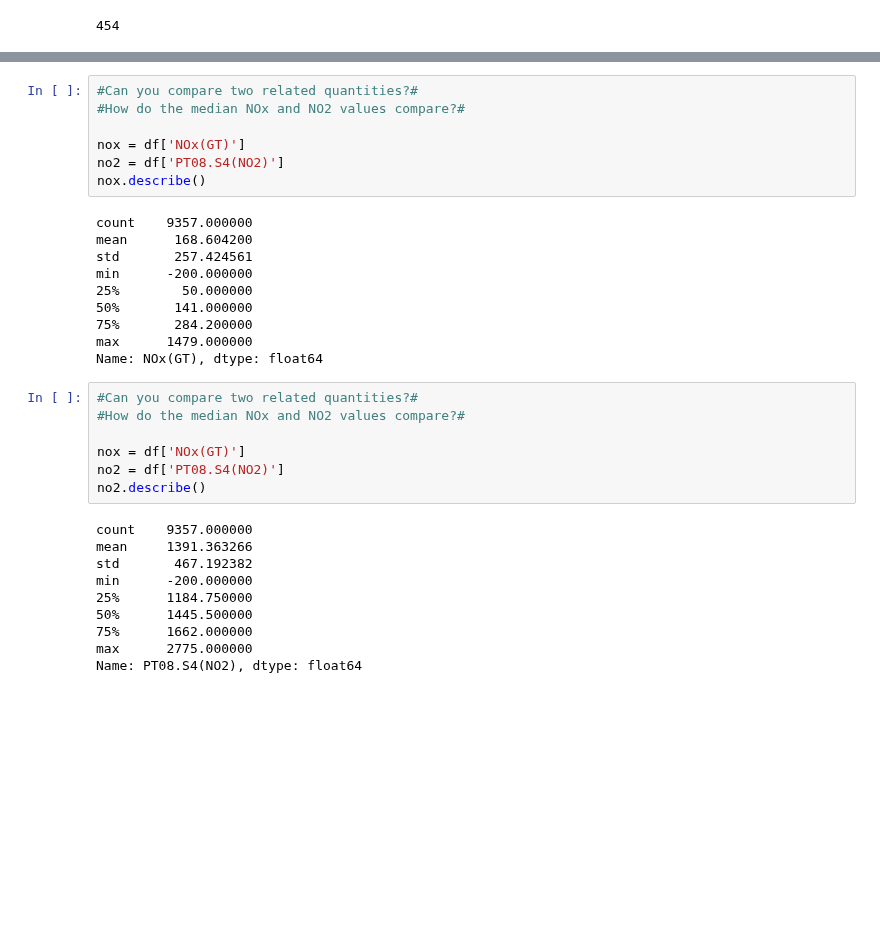
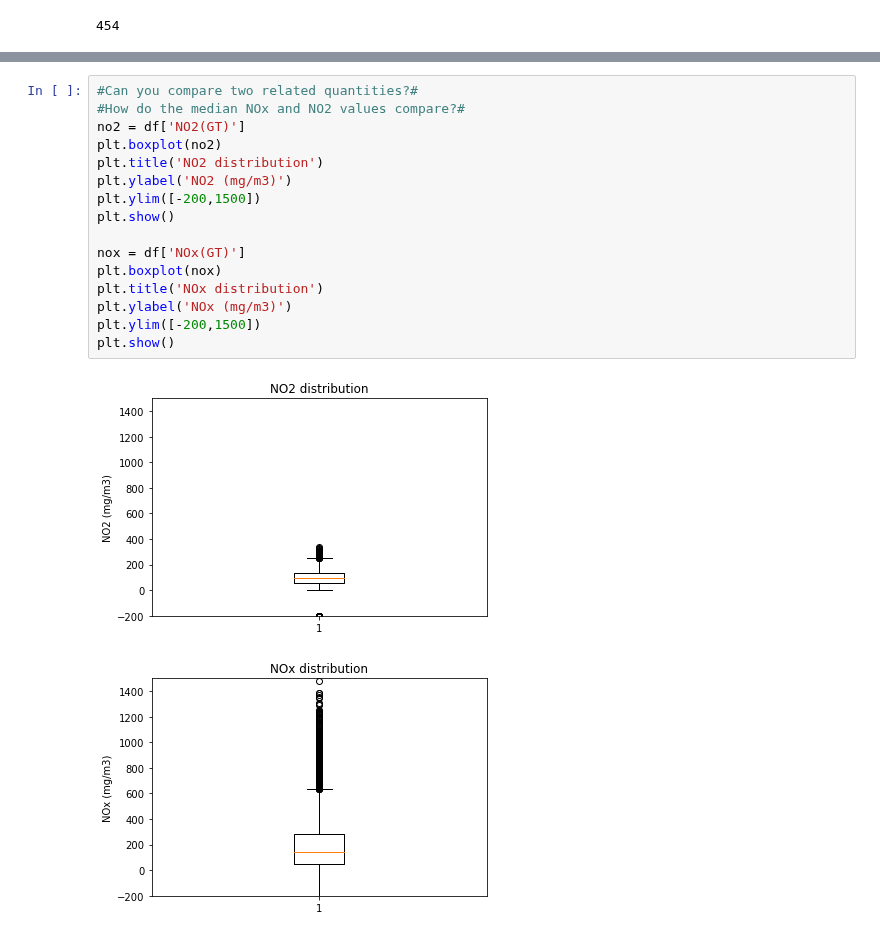
Before and after one commit to MattKNichols/capstone-project, a Jupyter notebook: Data_Story_Air_Quality.ipynb, the cells around one changed output, grey strips where cells are left out. Cells and saved outputs as stored; diff of their text form; blank space fills up the shorter version.

```diff
--- a/Data_Story_Air_Quality.ipynb
+++ b/Data_Story_Air_Quality.ipynb
@@ -43,34 +48,19 @@ plt.show()
 # %%
 #Can you compare two related quantities?#
 #How do the median NOx and NO2 values compare?#
+no2 = df['NO2(GT)']
+plt.boxplot(no2)
+plt.title('NO2 distribution')
+plt.ylabel('NO2 (mg/m3)')
+plt.ylim([-200,1500])
+plt.show()
 
 nox = df['NOx(GT)']
-no2 = df['PT08.S4(NO2)']
-nox.describe()
+plt.boxplot(nox)
+plt.title('NOx distribution')
+plt.ylabel('NOx (mg/m3)')
+plt.ylim([-200,1500])
+plt.show()
 # %% [output]
-count    9357.000000
-mean      168.604200
-std       257.424561
-min      -200.000000
-25%        50.000000
-50%       141.000000
-75%       284.200000
-max      1479.000000
-Name: NOx(GT), dtype: float64
+[figure, added]
+[figure, added]
-# %%
-#Can you compare two related quantities?#
-#How do the median NOx and NO2 values compare?#
-
-nox = df['NOx(GT)']
-no2 = df['PT08.S4(NO2)']
-no2.describe()
-# %% [output]
-count    9357.000000
-mean     1391.363266
-std       467.192382
-min      -200.000000
-25%      1184.750000
-50%      1445.500000
-75%      1662.000000
-max      2775.000000
-Name: PT08.S4(NO2), dtype: float64
```
Also changed, not shown: parts of 6 cells of this notebook.
